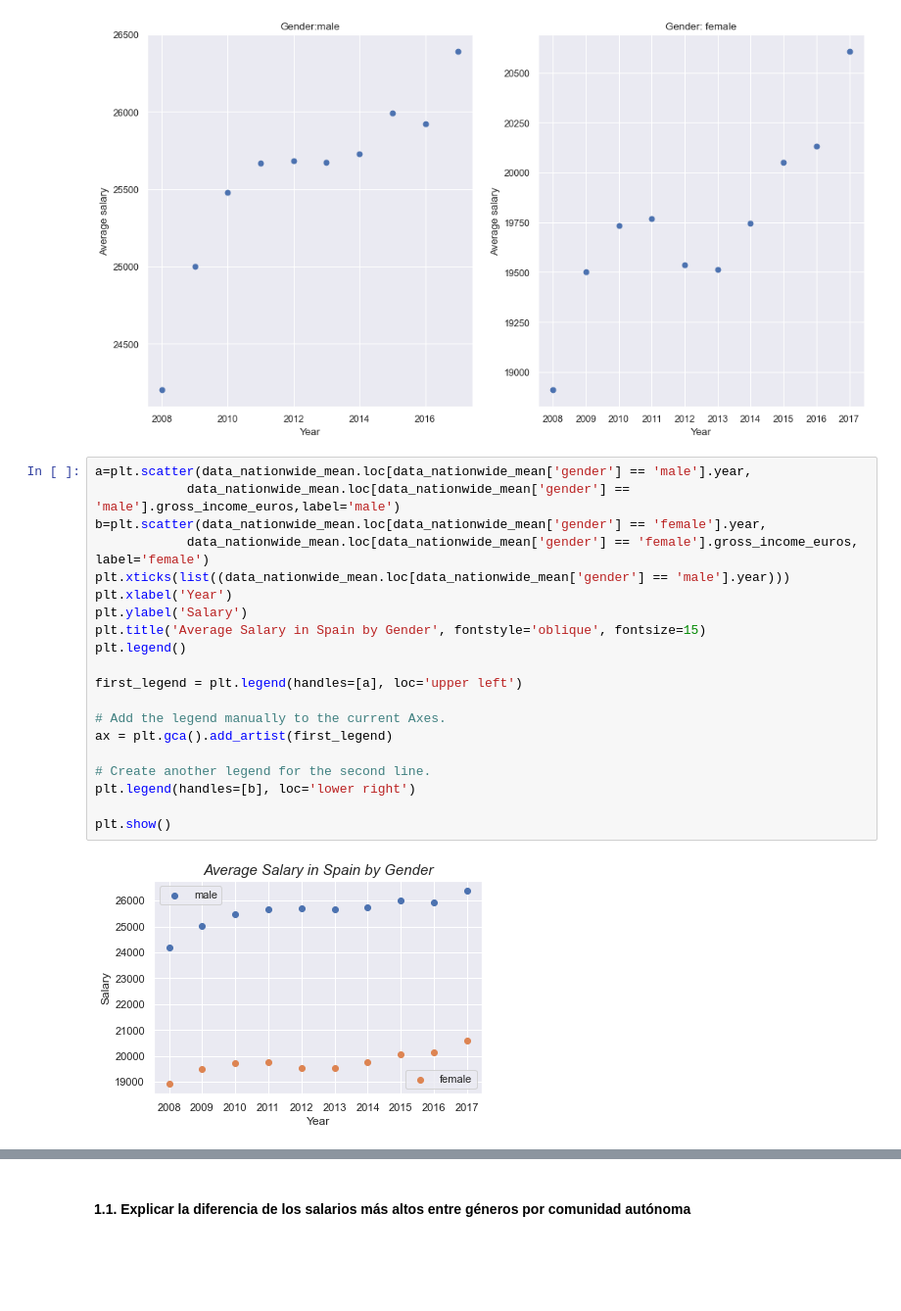
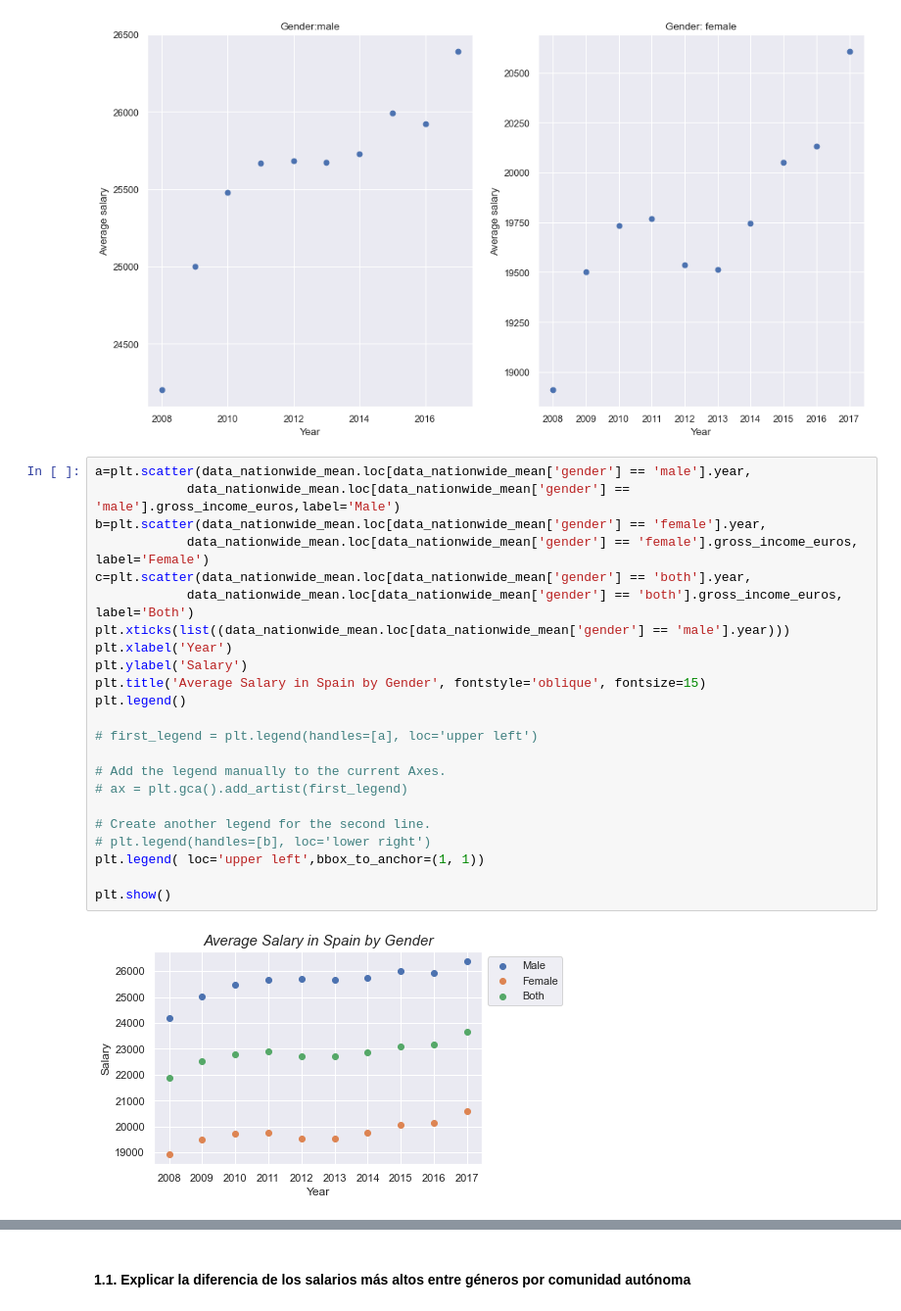
Before and after one commit to JulioPerez-ML/Udacity_first_project, a Jupyter notebook: Project_1_udacity.ipynb, the cells around one changed output, grey strips where cells are left out. Shown at 98% size. Cells and saved outputs as stored; diff of their text form; blank space fills up the shorter version.

```diff
--- a/Project_1_udacity.ipynb
+++ b/Project_1_udacity.ipynb
@@ -153,23 +153,26 @@ plt.show()
 [figure]
 # %%
 a=plt.scatter(data_nationwide_mean.loc[data_nationwide_mean['gender'] == 'male'].year,
-            data_nationwide_mean.loc[data_nationwide_mean['gender'] == 'male'].gross_income_euros,label='male')
+            data_nationwide_mean.loc[data_nationwide_mean['gender'] == 'male'].gross_income_euros,label='Male')
 b=plt.scatter(data_nationwide_mean.loc[data_nationwide_mean['gender'] == 'female'].year,
-            data_nationwide_mean.loc[data_nationwide_mean['gender'] == 'female'].gross_income_euros, label='female')
+            data_nationwide_mean.loc[data_nationwide_mean['gender'] == 'female'].gross_income_euros, label='Female')
+c=plt.scatter(data_nationwide_mean.loc[data_nationwide_mean['gender'] == 'both'].year,
+            data_nationwide_mean.loc[data_nationwide_mean['gender'] == 'both'].gross_income_euros, label='Both')
 plt.xticks(list((data_nationwide_mean.loc[data_nationwide_mean['gender'] == 'male'].year)))
 plt.xlabel('Year')
 plt.ylabel('Salary')
 plt.title('Average Salary in Spain by Gender', fontstyle='oblique', fontsize=15)
 plt.legend()
 
-first_legend = plt.legend(handles=[a], loc='upper left')
+# first_legend = plt.legend(handles=[a], loc='upper left')
 
 # Add the legend manually to the current Axes.
-ax = plt.gca().add_artist(first_legend)
+# ax = plt.gca().add_artist(first_legend)
 
 # Create another legend for the second line.
-plt.legend(handles=[b], loc='lower right')
+# plt.legend(handles=[b], loc='lower right')
+plt.legend( loc='upper left',bbox_to_anchor=(1, 1))
 
 plt.show()
 # %% [output]
-[figure, old version]
+[figure, new version]
```
Also changed, not shown: parts of 22 cells of this notebook.
